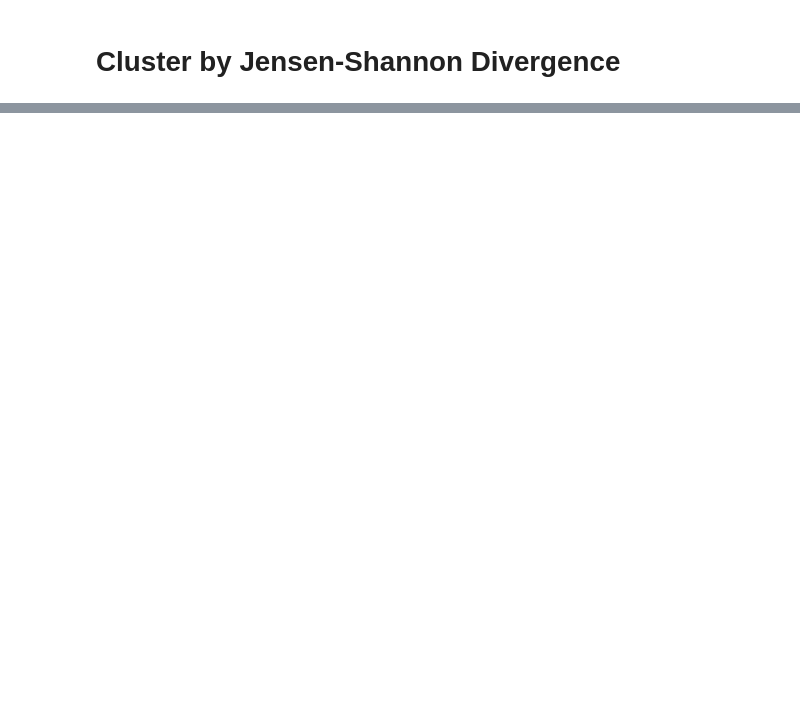
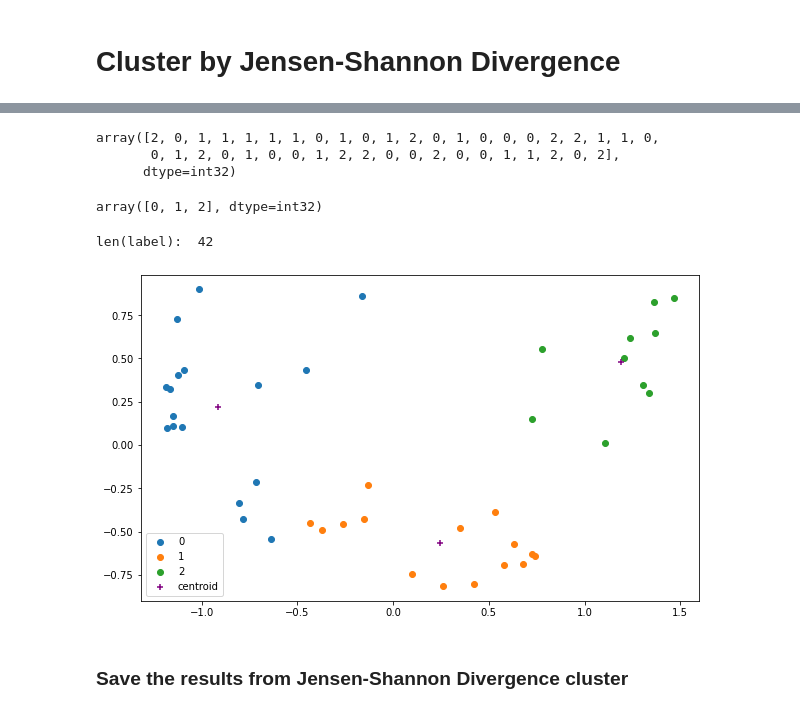
Before and after one commit to bravoila/shoaling, a Jupyter notebook: sholaing.ipynb, the cells around one changed output, grey strips where cells are left out. Saved outputs shown, nothing was run; the diff lists cells and outputs as text; code cells hidden in the pictures; blank space fills up the shorter version.

```diff
--- a/sholaing.ipynb
+++ b/sholaing.ipynb
@@ -267,0 +256,11 @@ print('JS(Q || P) distance: %.3f' % sqrt(js_qp))
+# %%
+label = transform_by_PCA_plot(df_dist_pairwise_js, 'js')
+# %% [output]
+array([2, 0, 1, 1, 1, 1, 1, 0, 1, 0, 1, 2, 0, 1, 0, 0, 0, 2, 2, 1, 1, 0,
+       0, 1, 2, 0, 1, 0, 0, 1, 2, 2, 0, 0, 2, 0, 0, 1, 1, 2, 0, 2],
+      dtype=int32)
+array([0, 1, 2], dtype=int32)
+len(label):  42
+[figure, added]
+# %% [markdown]
+### Save the results from Jensen-Shannon Divergence cluster
```
Also changed, not shown: parts of 30 cells of this notebook, 5 other files.
